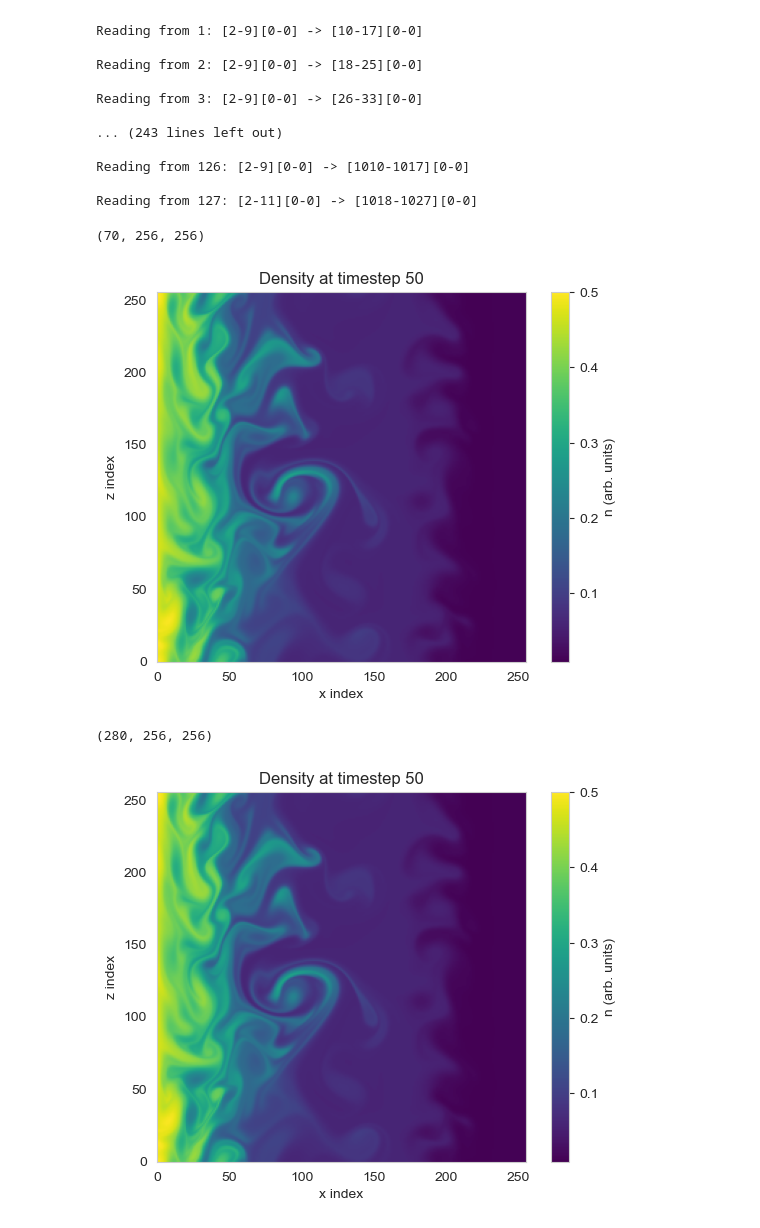
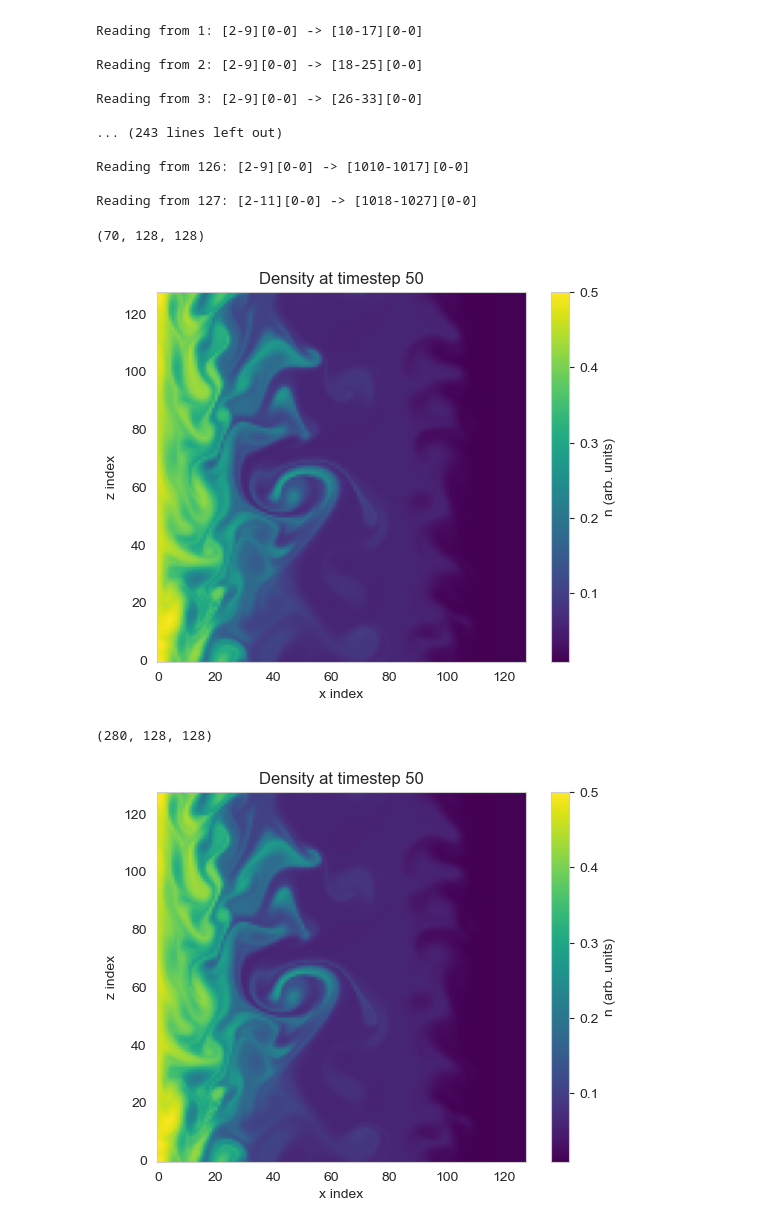
Before and after one commit to raco98/02456_Deep_Learning, a Jupyter notebook: downsize.ipynb, the cells around one changed output. Drawn from its saved outputs; the diff is of its cells as text; code cells hidden in the pictures.

```diff
--- a/downsize.ipynb
+++ b/downsize.ipynb
@@ -75,23 +75,23 @@ Reading from 127: [2-11][0-0] -> [1018-1027][0-0]
 # %%
 dens_array = np.array(dens_data)
 valid_images = dens_array[23:,:,:]
-dim = 256
+dim = 128
 scale_factors = (1, dim/dens_data.shape[1], dim/dens_data.shape[2])
 images = zoom(valid_images, scale_factors, order=1)  # order=1 is bilinear
-
+np.save("data_numpy/density128_sequential.npy", images.astype(np.float32))
 print(np.shape(images))
 
 plt.figure()
 plt.imshow(images[0,:,:].T, origin='lower', cmap='viridis')
 plt.colorbar(label="n (arb. units)")
 plt.xlabel("x index")
 plt.ylabel("z index")
 plt.title("Density at timestep 50")
 plt.grid(False)
 plt.show()
 # %% [output]
-(70, 256, 256)
+(70, 128, 128)
-[figure, old version]
+[figure, new version]
 # %%
 n = 256
 im_list = []
@@ -105,7 +105,7 @@ for k in range(70):
 im_data = np.array(im_list)
 print(np.shape(im_data))
 # %% [output]
-(280, 256, 256)
+(280, 128, 128)
 # %%
 
 
@@ -120,4 +120,4 @@ plt.title("Density at timestep 50")
 plt.grid(False)
 plt.show()
 # %% [output]
-[figure, old version]
+[figure, new version]
```
Also changed, not shown: parts of 1 cell of this notebook, 5 other files.
